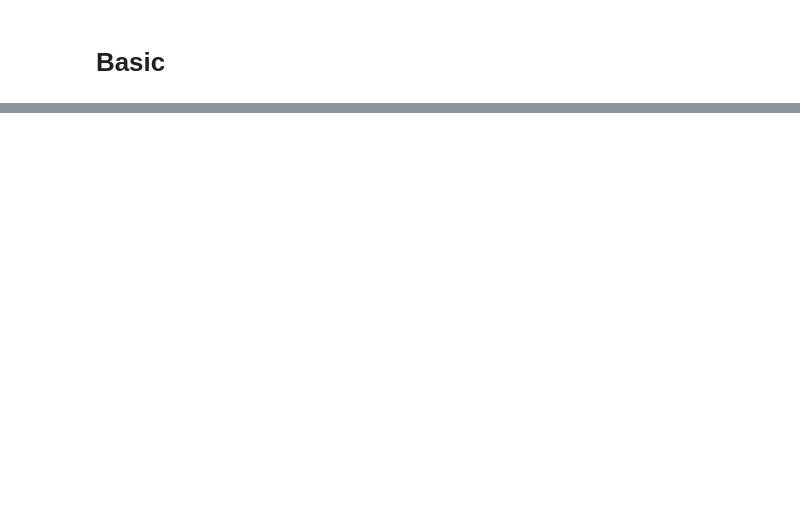
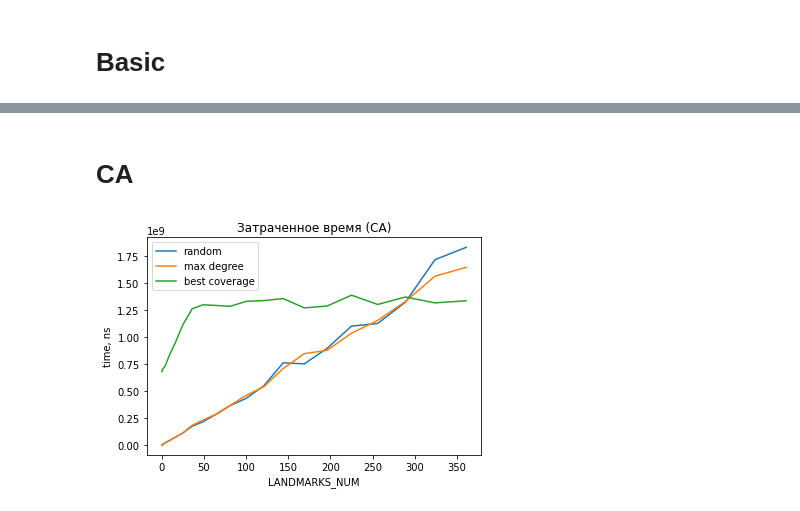
Before and after one commit to Kiruha01/graphs, a Jupyter notebook: Landmarks.ipynb, the cells around one changed output, grey strips where cells are left out. Drawn from its saved outputs; the diff is of its cells as text; code cells hidden in the pictures; blank space fills up the shorter version.

```diff
--- a/Landmarks.ipynb
+++ b/Landmarks.ipynb
@@ -108,0 +142,15 @@ BASIC, best coverage: 1.0246937274932861 s. 5
+# %% [markdown]
+# CA
+# %%
+from matplotlib import pyplot as plt
+
+plt.plot(x_landmarks, y_basic_random_time, label="random")
+plt.plot(x_landmarks, y_basic_degree_time, label="max degree")
+plt.plot(x_landmarks, y_basic_coverage_time, label="best coverage")
+plt.title("Затраченное время (CA)")
+plt.xlabel("LANDMARKS_NUM")
+plt.ylabel("time, ns")
+plt.legend()
+plt.show()
+# %% [output]
+[figure, added]
```
Also changed, not shown: parts of 33 cells of this notebook, 1 other file.
